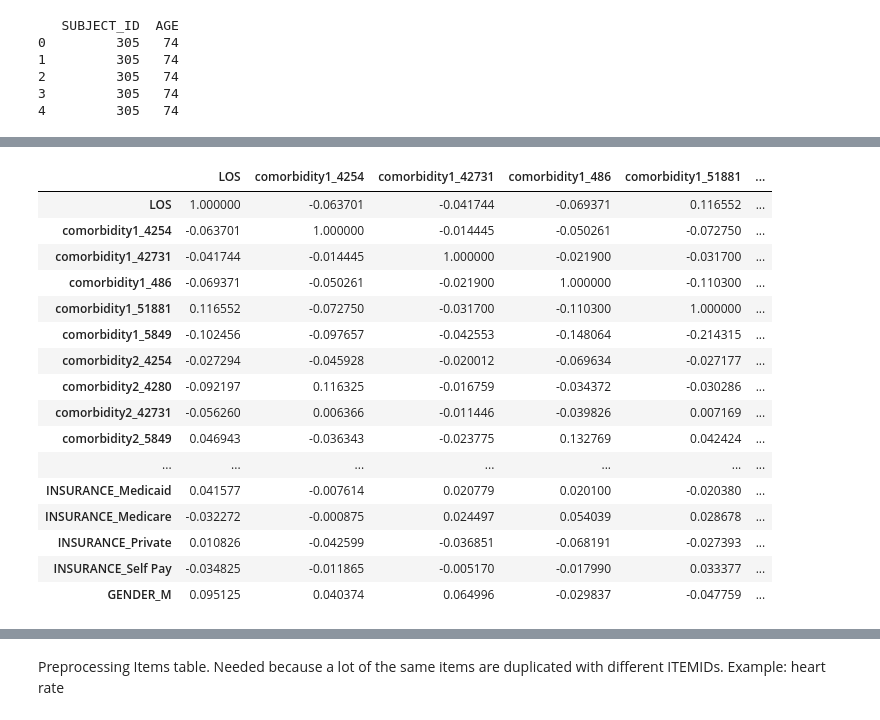
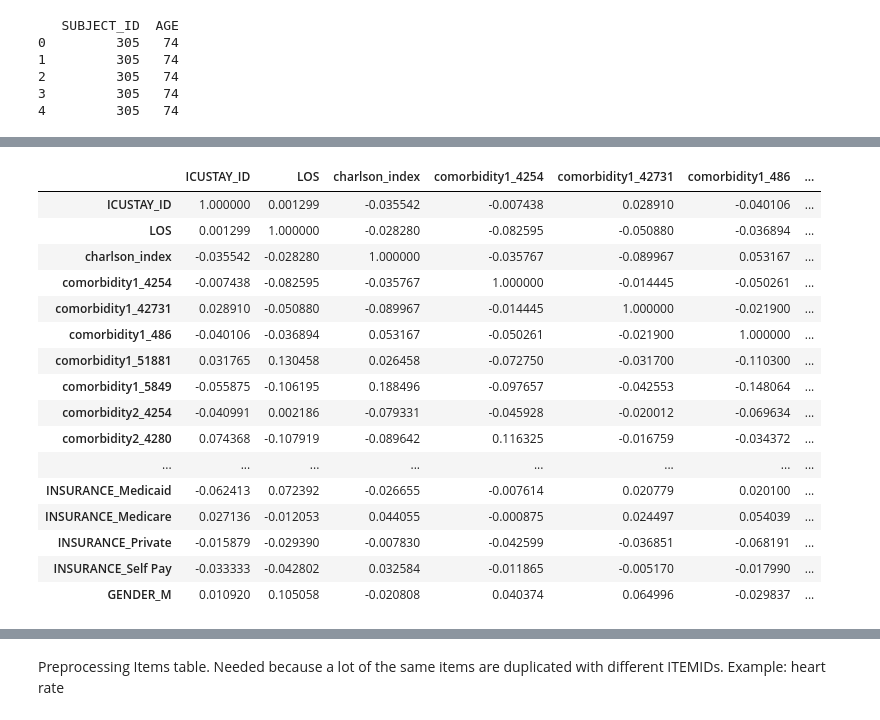
Before and after one commit to ossclaudia/Machine-Learning-2, a Jupyter notebook: projeto.ipynb, the cells around one changed output, grey strips where cells are left out. Saved outputs shown, nothing was run; the diff lists cells and outputs as text; code cells hidden in the pictures.

Commit message:
labels done, final dataset done

```diff
--- a/projeto.ipynb
+++ b/projeto.ipynb
@@ -99,7 +100,6 @@ Adding comordibities
 diag_all = diag[diag['HADM_ID'].isin(hadm_ids) & (diag['SEQ_NUM'] > 1)]
 grouped = diag_all.groupby('HADM_ID')['ICD9_CODE'].apply(list).reset_index()
 
-def compute_score(icd_codes):
-    return comorbidity_index(icd_codes, coding='icd9', scoring='vw')
-
-grouped['elix_score'] = grouped['ICD9_CODE'].apply(compute_score)
+grouped['charlson_cat'] = grouped['ICD9_CODE'].apply(mapear_charlson)
+grouped['charlson_index'] = grouped['charlson_cat'].apply(calcular_cci)
+grouped.head(5)
@@ -283,7 +290,9 @@ dataset = icustays[['ICUSTAY_ID', 'SUBJECT_ID', 'HADM_ID', 'LOS']]
 
 print(len(dataset))
 
-dataset = dataset.merge(admissions[['HADM_ID', 'ADMISSION_TYPE', 'ADMISSION_LOCATION', 'INSURANCE', 'RELIGION', 'MARITAL_STATUS', 'ETHNICITY']], on=['HADM_ID'], how='left')
+dataset = dataset.merge(admissions[['HADM_ID', 'ADMITTIME', 'ADMISSION_TYPE', 'ADMISSION_LOCATION', 'INSURANCE', 'RELIGION', 'MARITAL_STATUS', 'ETHNICITY']], on=['HADM_ID'], how='left')
+
+dataset = dataset.merge(grouped[['HADM_ID','charlson_index']], on=['HADM_ID'], how='left')
 
 print(len(dataset))
 
@@ -448,21 +458,3 @@ ethnicity_map = {
     'PATIENT DECLINED TO ANSWER': 'Other',
 }
 dataset['ETHNICITY_GROUPED'] = dataset['ETHNICITY'].map(ethnicity_map).fillna('Other')
-
-
-##### ANOVA
-
-# Drop rows with missing LOS or ethnicity
-anova_data = dataset.dropna(subset=['LOS', 'ETHNICITY_GROUPED'])
-
-# Group by ethnicity
-groups = [group['LOS'].values for name, group in anova_data.groupby('ETHNICITY_GROUPED')]
-
-# ANOVA test
-f_stat, p_value = f_oneway(*groups)
-
-print(f"F-statistic: {f_stat:.3f}")
-print(f"P-value: {p_value:.5f}")
-
-dataset = dataset.drop(columns=["ETHNICITY"])
-dataset.columns
@@ -595,3 +551,7 @@ print(dataset[['SUBJECT_ID', 'AGE']].head())
 2         305   74
 3         305   74
 4         305   74
+# %%
+dataset['age_cat'] = dataset['AGE'].apply(pontos_idade)
+dataset['CHARLSON_IND_FINAL'] = dataset['charlson_index'] + dataset['age_cat']
+dataset['CHARLSON_IND_FINAL'].value_counts()
@@ -620,10 +600,10 @@ dtemp = pd.get_dummies(dtemp, columns=['ADMISSION_LOCATION'])
 dtemp = pd.get_dummies(dtemp, columns=['INSURANCE'])
 dtemp = pd.get_dummies(dtemp, columns=['GENDER'], drop_first=True)
 
-dtemp = dtemp.drop(columns=['ICUSTAY_ID', 'SUBJECT_ID', 'HADM_ID', 'ITEMID', 'VALUE', 'VALUENUM', 'VALUEUOM',
-       'DAYS_FROM_INTIME'])
+dtemp = dtemp.drop(columns=['SUBJECT_ID', 'HADM_ID', 'ITEMID', 'VALUE', 'VALUENUM', 'VALUEUOM',
+       'DAYS_FROM_INTIME', 'ETHNICITY'])
 
-corr = dtemp.corr()
+corr = dtemp.corr(method="spearman")
 corr.style.background_gradient(cmap='coolwarm', vmin=-1, vmax=1)
 # %% [output]
 Index(['ICUSTAY_ID', 'SUBJECT_ID', 'HADM_ID', 'LOS', 'ADMISSION_TYPE',
@@ -636,18 +617,18 @@ Index(['ICUSTAY_ID', 'SUBJECT_ID', 'HADM_ID', 'LOS', 'ADMISSION_TYPE',
       dtype='object')
-|  | LOS | comorbidity1_4254 | comorbidity1_42731 | comorbidity1_486 | comorbidity1_51881 | ... |
-| LOS | 1.000000 | -0.063701 | -0.041744 | -0.069371 | 0.116552 | ... |
-| comorbidity1_4254 | -0.063701 | 1.000000 | -0.014445 | -0.050261 | -0.072750 | ... |
-| comorbidity1_42731 | -0.041744 | -0.014445 | 1.000000 | -0.021900 | -0.031700 | ... |
-| comorbidity1_486 | -0.069371 | -0.050261 | -0.021900 | 1.000000 | -0.110300 | ... |
-| comorbidity1_51881 | 0.116552 | -0.072750 | -0.031700 | -0.110300 | 1.000000 | ... |
-| comorbidity1_5849 | -0.102456 | -0.097657 | -0.042553 | -0.148064 | -0.214315 | ... |
-| comorbidity2_4254 | -0.027294 | -0.045928 | -0.020012 | -0.069634 | -0.027177 | ... |
-| comorbidity2_4280 | -0.092197 | 0.116325 | -0.016759 | -0.034372 | -0.030286 | ... |
-| comorbidity2_42731 | -0.056260 | 0.006366 | -0.011446 | -0.039826 | 0.007169 | ... |
-| comorbidity2_5849 | 0.046943 | -0.036343 | -0.023775 | 0.132769 | 0.042424 | ... |
-| ... | ... | ... | ... | ... | ... | ... |
-| INSURANCE_Medicaid | 0.041577 | -0.007614 | 0.020779 | 0.020100 | -0.020380 | ... |
-| INSURANCE_Medicare | -0.032272 | -0.000875 | 0.024497 | 0.054039 | 0.028678 | ... |
-| INSURANCE_Private | 0.010826 | -0.042599 | -0.036851 | -0.068191 | -0.027393 | ... |
-| INSURANCE_Self Pay | -0.034825 | -0.011865 | -0.005170 | -0.017990 | 0.033377 | ... |
-| GENDER_M | 0.095125 | 0.040374 | 0.064996 | -0.029837 | -0.047759 | ... |
+|  | ICUSTAY_ID | LOS | charlson_index | comorbidity1_4254 | comorbidity1_42731 | comorbidity1_486 | ... |
+| ICUSTAY_ID | 1.000000 | 0.001299 | -0.035542 | -0.007438 | 0.028910 | -0.040106 | ... |
+| LOS | 0.001299 | 1.000000 | -0.028280 | -0.082595 | -0.050880 | -0.036894 | ... |
+| charlson_index | -0.035542 | -0.028280 | 1.000000 | -0.035767 | -0.089967 | 0.053167 | ... |
+| comorbidity1_4254 | -0.007438 | -0.082595 | -0.035767 | 1.000000 | -0.014445 | -0.050261 | ... |
+| comorbidity1_42731 | 0.028910 | -0.050880 | -0.089967 | -0.014445 | 1.000000 | -0.021900 | ... |
+| comorbidity1_486 | -0.040106 | -0.036894 | 0.053167 | -0.050261 | -0.021900 | 1.000000 | ... |
+| comorbidity1_51881 | 0.031765 | 0.130458 | 0.026458 | -0.072750 | -0.031700 | -0.110300 | ... |
+| comorbidity1_5849 | -0.055875 | -0.106195 | 0.188496 | -0.097657 | -0.042553 | -0.148064 | ... |
+| comorbidity2_4254 | -0.040991 | 0.002186 | -0.079331 | -0.045928 | -0.020012 | -0.069634 | ... |
+| comorbidity2_4280 | 0.074368 | -0.107919 | -0.089642 | 0.116325 | -0.016759 | -0.034372 | ... |
+| ... | ... | ... | ... | ... | ... | ... | ... |
+| INSURANCE_Medicaid | -0.062413 | 0.072392 | -0.026655 | -0.007614 | 0.020779 | 0.020100 | ... |
+| INSURANCE_Medicare | 0.027136 | -0.012053 | 0.044055 | -0.000875 | 0.024497 | 0.054039 | ... |
+| INSURANCE_Private | -0.015879 | -0.029390 | -0.007830 | -0.042599 | -0.036851 | -0.068191 | ... |
+| INSURANCE_Self Pay | -0.033333 | -0.042802 | 0.032584 | -0.011865 | -0.005170 | -0.017990 | ... |
+| GENDER_M | 0.010920 | 0.105058 | -0.020808 | 0.040374 | 0.064996 | -0.029837 | ... |
```
Also changed, not shown: parts of 45 cells of this notebook, 2 other files.
